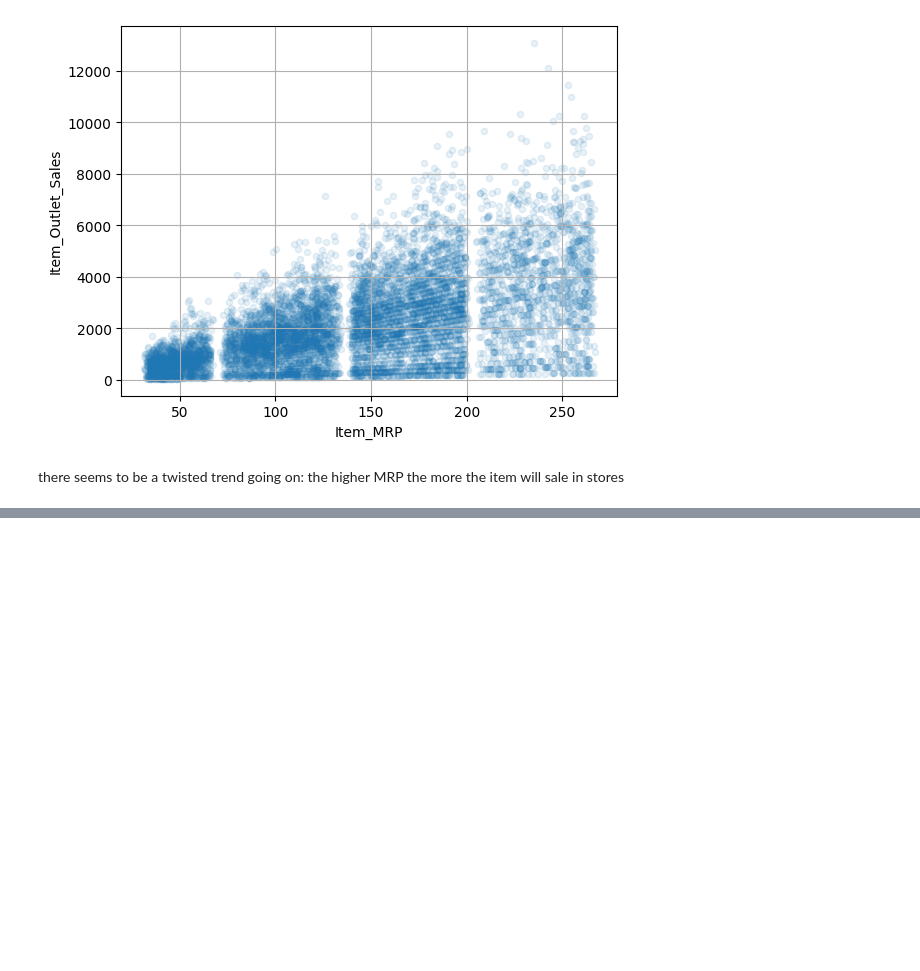
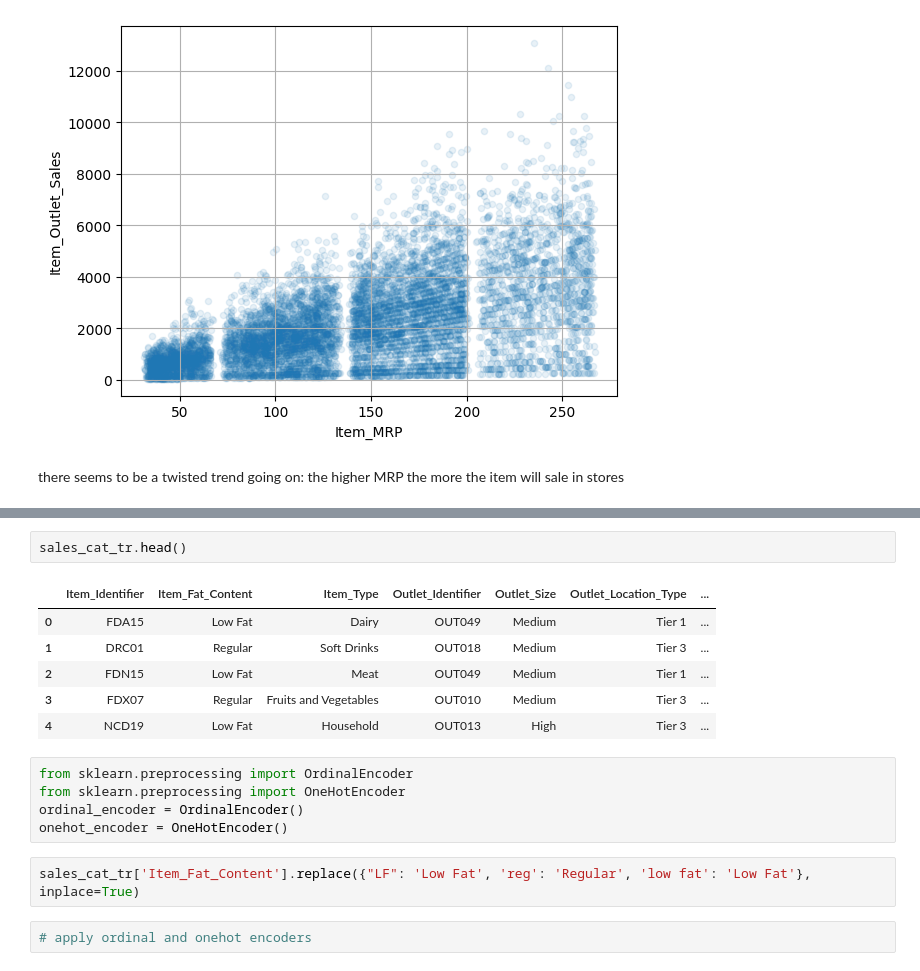
Before and after one commit to taniabuzykina/store-sales-prediction, a Jupyter notebook: code/data_exploration.ipynb, the cells around one changed output, grey strips where cells are left out. Saved outputs shown, nothing was run; the diff lists cells and outputs as text; blank space fills up the shorter version.

Commit message:
moved down to orinal/onehot encoders

```diff
--- a/code/data_exploration.ipynb
+++ b/code/data_exploration.ipynb
@@ -213,0 +344,18 @@ there seems to be a twisted trend going on: the higher MRP the more the item wil
+# %%
+sales_cat_tr.head()
+# %% [output]
+|  | Item_Identifier | Item_Fat_Content | Item_Type | Outlet_Identifier | Outlet_Size | Outlet_Location_Type | ... |
+| 0 | FDA15 | Low Fat | Dairy | OUT049 | Medium | Tier 1 | ... |
+| 1 | DRC01 | Regular | Soft Drinks | OUT018 | Medium | Tier 3 | ... |
+| 2 | FDN15 | Low Fat | Meat | OUT049 | Medium | Tier 1 | ... |
+| 3 | FDX07 | Regular | Fruits and Vegetables | OUT010 | Medium | Tier 3 | ... |
+| 4 | NCD19 | Low Fat | Household | OUT013 | High | Tier 3 | ... |
+# %%
+from sklearn.preprocessing import OrdinalEncoder
+from sklearn.preprocessing import OneHotEncoder
+ordinal_encoder = OrdinalEncoder()
+onehot_encoder = OneHotEncoder()
+# %%
+sales_cat_tr['Item_Fat_Content'].replace({"LF": 'Low Fat', 'reg': 'Regular', 'low fat': 'Low Fat'}, inplace=True)
+# %%
+# apply ordinal and onehot encoders
```
Also changed, not shown: parts of 17 cells of this notebook.
